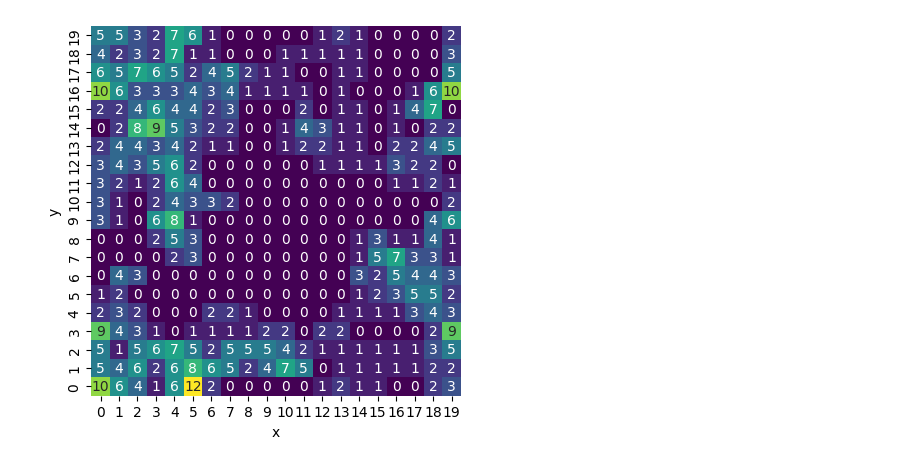
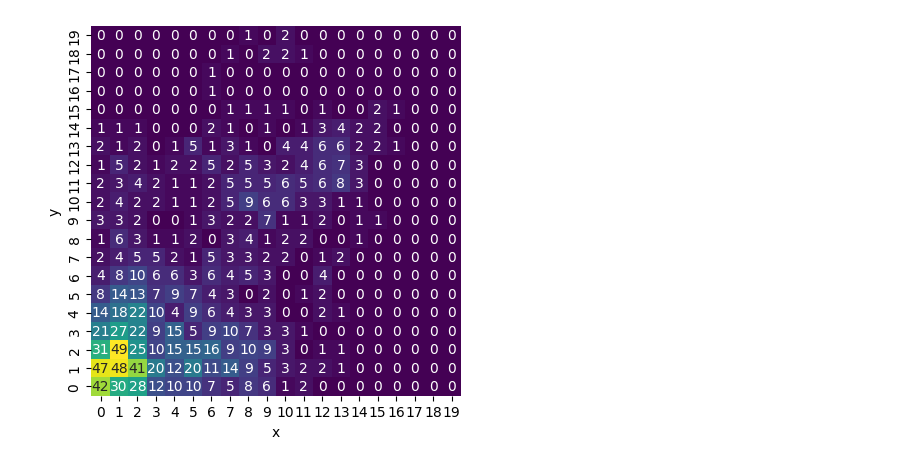
Before and after one commit to mischeen/uav_sim, a Jupyter notebook: notebooks/model.ipynb, the cells around one changed output. Drawn from its saved outputs; the diff is of its cells as text; code cells hidden in the pictures.

Commit message:
wokring MVP with launchpag class for multi launachpad handling

```diff
--- a/notebooks/model.ipynb
+++ b/notebooks/model.ipynb
@@ -6,21 +7,46 @@ import pandas as pd
 # %%
+LaunchPadConfig = namedtuple('LaunchPadConfig', ('x', 'y', 'num_uavs'))
+
+
 class UAVModel(mesa.Model):
     """A model with some number of agents."""
 
-    def __init__(self, num_agents, width, height):
+    def __init__(self, width, height, launch_pads):
         super().__init__()
-        self.num_agents = num_agents
-        self.grid = mesa.space.MultiGrid(width, height, True) # creates space
+        self.grid = mesa.space.MultiGrid(width, height, torus=False) # creates space
         self.coverage = np.zeros((height, width), dtype=int) # coverage matrix to track visits per cell
-        agents = UAVAgent.create_agents(model=self, n=num_agents) # creates agents
-        for a in agents:
-            self.grid.place_agent(a, (0, 0)) # positions agents at a common starting point
-            a.track_position()
-            a.inspect()
+        self.launch_pads = self.create_launchpads(launch_pads=launch_pads)
+        for pad in self.launch_pads:
+            pad.spawn_uavs(model=self)
+
+    def create_launchpads(self, launch_pads):
+        """Creates launchpad on the grid"""
+        pads = []
+        for p in launch_pads:
+            pads.append(LaunchPad((p.x, p.y), p.num_uavs))
+        return pads
 
     def step(self):
         self.agents.do("move")
         self.agents.do("inspect")
+
+
+class LaunchPad():
+    """A location for start and landing of UAVs"""
+
+    def __init__(self, pos, num_uavs):
+        self.pos = pos
+        self.num_uavs = num_uavs
+
+
+    def spawn_uavs(self, model):
+        """Spawns n UAVs on the launch pad"""
+        self.uavs = UAVAgent.create_agents(model=model, n=self.num_uavs)
+        for a in self.uavs:
+            model.grid.place_agent(a, self.pos)
+            a.track_position()
+            a.inspect()
+
 
 
 class UAVAgent(mesa.Agent):
@@ -31,37 +57,37 @@ class UAVAgent(mesa.Agent):
         self.track = []
 
     def track_position(self):
+        """Keeps track of the trajectory of a UAV"""
         self.track.append(self.pos)
 
     def move(self):
         """Moves the drone to another cell"""
         possible_steps = self.model.grid.get_neighborhood(
-            self.pos, moore=False, include_center=False
+            self.pos, moore=True, include_center=False
         )
         new_position = self.random.choice(possible_steps)
         self.model.grid.move_agent(self, new_position)
         self.track_position()
 
     def inspect(self):
         """Drone inspects the cell"""
         y, x = self.pos
         self.model.coverage[y][x] += 1
 
 
-N_AGENTS = 5
+LAUNCH_PADS = [LaunchPadConfig(0,0,20), LaunchPadConfig(10,10,5)]
 GRID_SIZE = 20
-ITERATIONS = 150
+ITERATIONS = 50
 
-model = UAVModel(N_AGENTS,GRID_SIZE,GRID_SIZE)  # Tells the model to create 10 agents
+model = UAVModel(GRID_SIZE,GRID_SIZE,LAUNCH_PADS)  # Tells the model to create 10 agents
 for _ in range(ITERATIONS):  # Runs the model for 10 steps; an underscore is common convention for a variable that is not used
     model.step()
-
 
 data = model.coverage
 
 ax = sns.heatmap(data, cmap="viridis", annot=True, cbar=False, square=True)
 ax.invert_yaxis()  # put y=0 at the bottom
 ax.set_xlabel("x")
 ax.set_ylabel("y");
 # %% [output]
-[figure, old version]
+[figure, new version]
```
Also changed, not shown: parts of 2 cells of this notebook.
